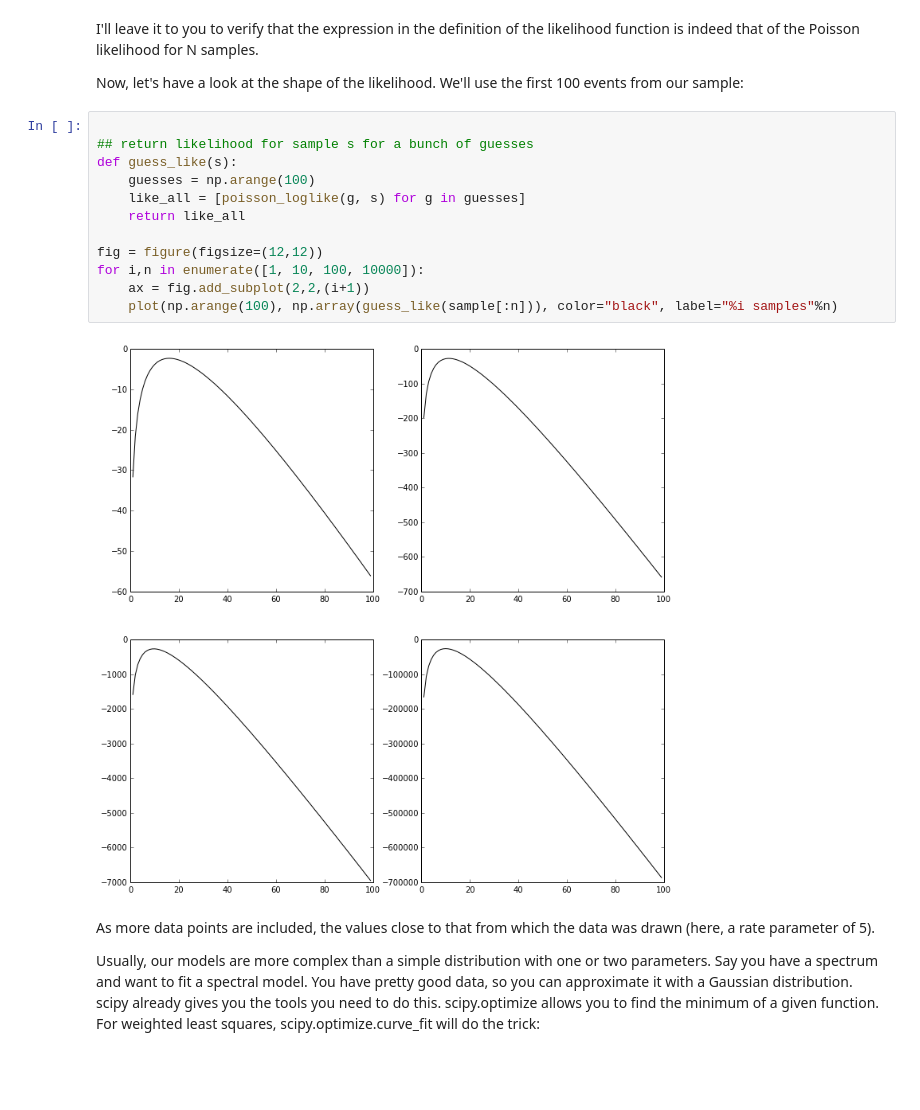
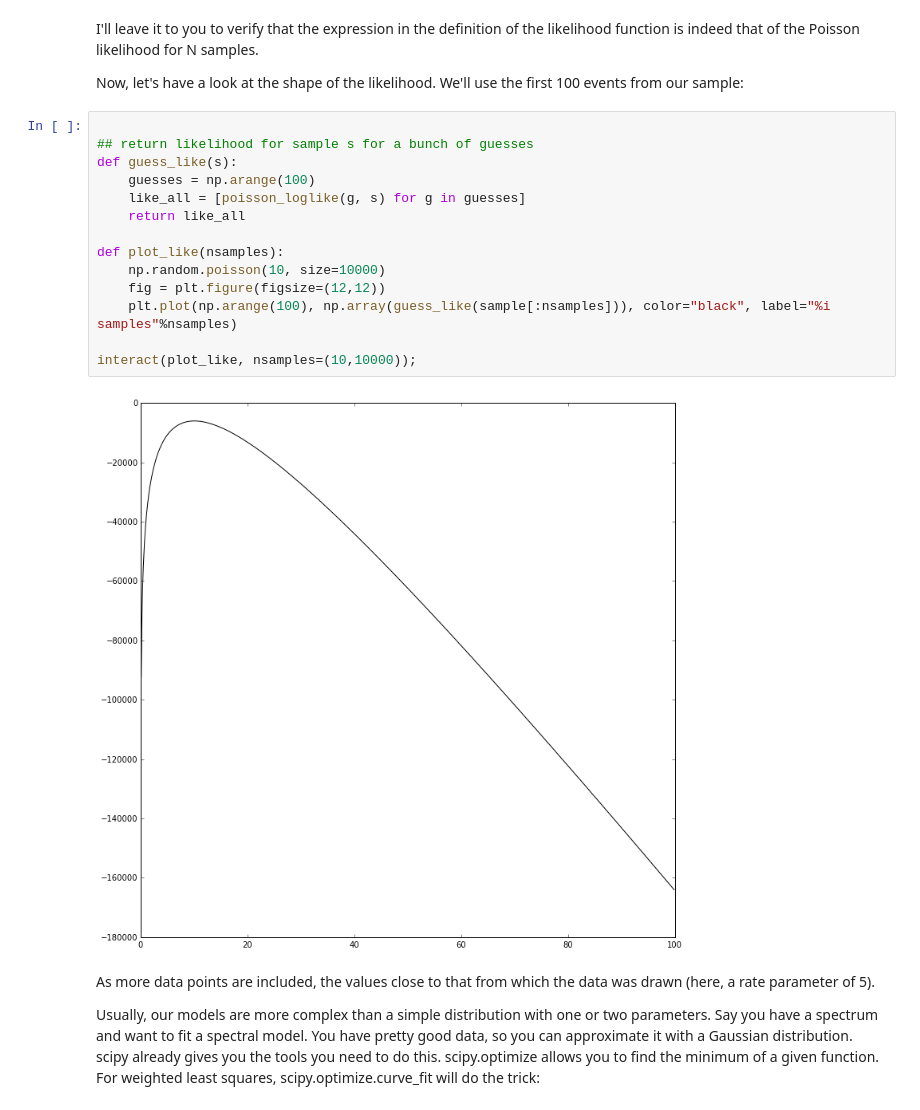
Before and after one commit to dhuppenkothen/ClassicalStatsPython, a Jupyter notebook: classicalstatsexamples.ipynb, the cells around one changed output. Saved outputs shown, nothing was run; the diff lists cells and outputs as text; blank space fills up the shorter version.

Commit message:
Added distribution examples and plots (Normal, Poisson).

```diff
--- a/classicalstatsexamples.ipynb
+++ b/classicalstatsexamples.ipynb
@@ -290,17 +382,19 @@ Now, let's have a look at the shape of the likelihood. We'll use the first 100 e
 # %%
 
 ## return likelihood for sample s for a bunch of guesses
 def guess_like(s):
     guesses = np.arange(100)
     like_all = [poisson_loglike(g, s) for g in guesses]
     return like_all
 
-fig = figure(figsize=(12,12))
-for i,n in enumerate([1, 10, 100, 10000]):
-    ax = fig.add_subplot(2,2,(i+1))
-    plot(np.arange(100), np.array(guess_like(sample[:n])), color="black", label="%i samples"%n)
+def plot_like(nsamples):
+    np.random.poisson(10, size=10000)
+    fig = plt.figure(figsize=(12,12))
+    plt.plot(np.arange(100), np.array(guess_like(sample[:nsamples])), color="black", label="%i samples"%nsamples)
+
+interact(plot_like, nsamples=(10,10000));
 # %% [output]
-[figure, old version]
+[figure, new version]
 # %% [markdown]
 As more data points are included, the values close to that from which the data was drawn (here, a rate parameter of 5).
 
```
Also changed, not shown: parts of 9 cells of this notebook.
